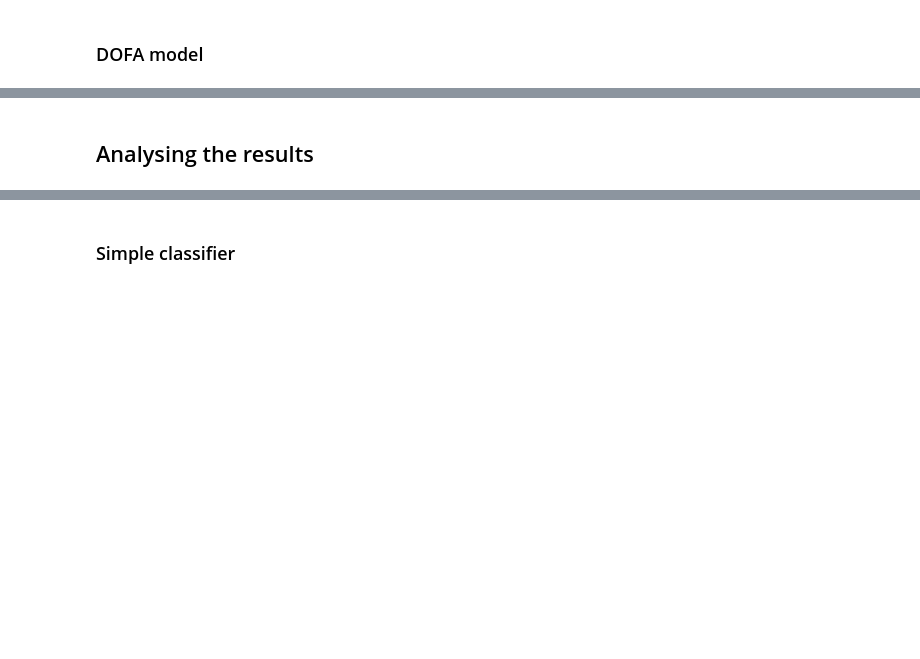
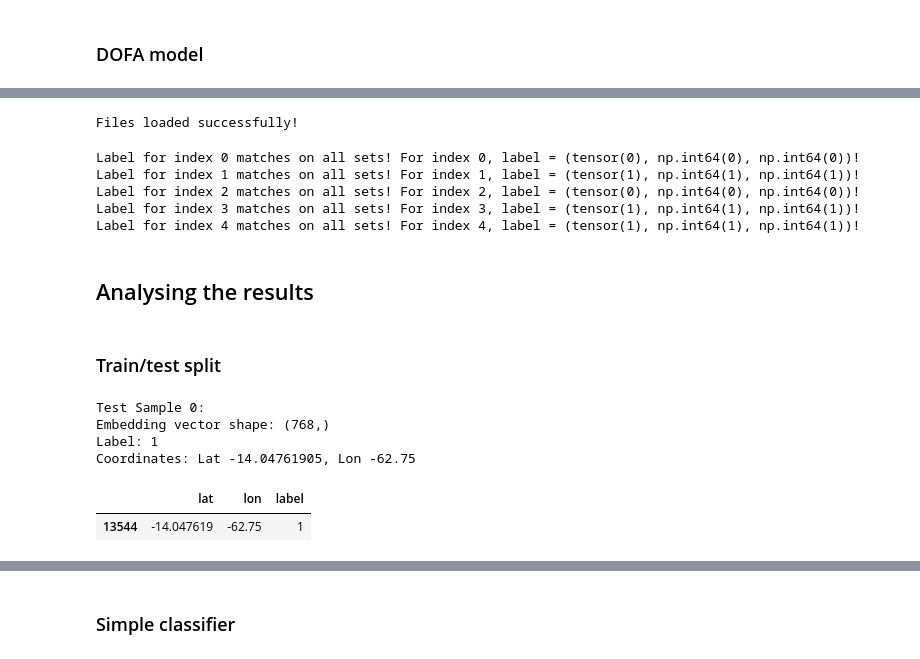
Before and after one commit to beatrizbsperes/embeddings_in_TorchGeo, a Jupyter notebook: embeddings.ipynb, the cells around one changed output, grey strips where cells are left out. Cells and saved outputs as stored; diff of their text form; code cells hidden in the pictures; blank space fills up the shorter version.

Commit message:
One version of the spliting.

```diff
--- a/embeddings.ipynb
+++ b/embeddings.ipynb
@@ -488,2 +425,49 @@ Files saved successfully!
+# %%
+# load the embeddings
+x = np.load(f'{OUTPUT_FOLDER}x_dofa.npy')
+y = np.load(f'{OUTPUT_FOLDER}y_dofa.npy')
+
+print("Files loaded successfully!")
+# %% [output]
+Files loaded successfully!
+# %%
+# checking if the indexes match on dataset, extracted coordinates and embeddings' labels
+for i in range(5):
+    if dataset[i]['label'] == df_coords['label'][i] == y[i]:
+        print(f"Label for index {i} matches on all sets! For index {i}, label = {dataset[i]['label'], df_coords['label'][i], y[i]}!")
+    else:
+        print(f"Label for index {i} doesn't match on all sets")
+# %% [output]
+Label for index 0 matches on all sets! For index 0, label = (tensor(0), np.int64(0), np.int64(0))!
+Label for index 1 matches on all sets! For index 1, label = (tensor(1), np.int64(1), np.int64(1))!
+Label for index 2 matches on all sets! For index 2, label = (tensor(0), np.int64(0), np.int64(0))!
+Label for index 3 matches on all sets! For index 3, label = (tensor(1), np.int64(1), np.int64(1))!
+Label for index 4 matches on all sets! For index 4, label = (tensor(1), np.int64(1), np.int64(1))!
 # %% [markdown]
 ## Analysing the results
+# %% [markdown]
+### Train/test split
+# %%
+from sklearn.model_selection import train_test_split
+
+x_train, x_test, y_train, y_test, c_train, c_test = train_test_split(
+    x, y, df_coords,
+    test_size=0.25,
+    random_state=RANDOM_STATE,
+    stratify=y # ensures that class proportions in y are preserved in both splits
+)
+
+print(f"Test Sample 0:")
+print(f"Embedding vector shape: {x_test[0].shape}")
+print(f"Label: {y_test[0]}")
+print(f"Coordinates: Lat {c_test.iloc[0]['lat']}, Lon {c_test.iloc[0]['lon']}")
+# %% [output]
+Test Sample 0:
+Embedding vector shape: (768,)
+Label: 1
+Coordinates: Lat -14.04761905, Lon -62.75
+# %%
+c_test.head(1)
+# %% [output]
+|  | lat | lon | label |
+| 13544 | -14.047619 | -62.75 | 1 |
```
Also changed, not shown: parts of 39 cells of this notebook.
